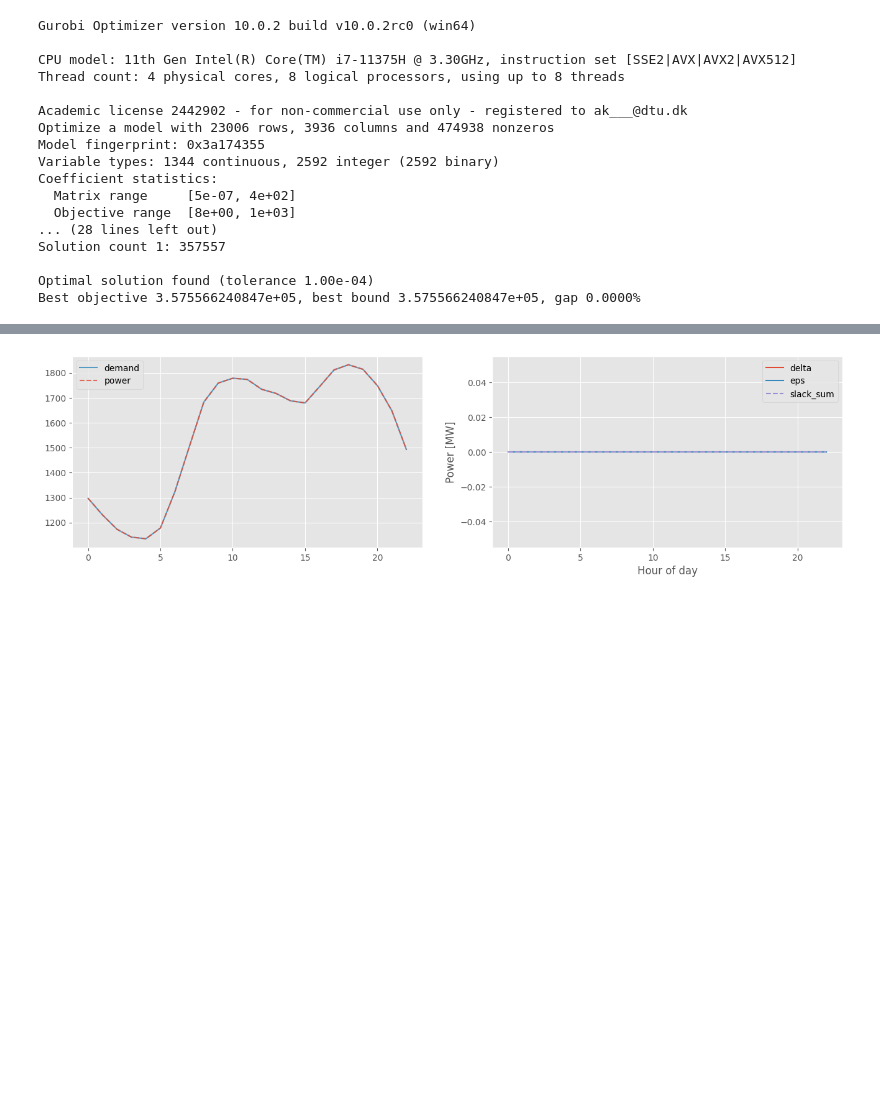
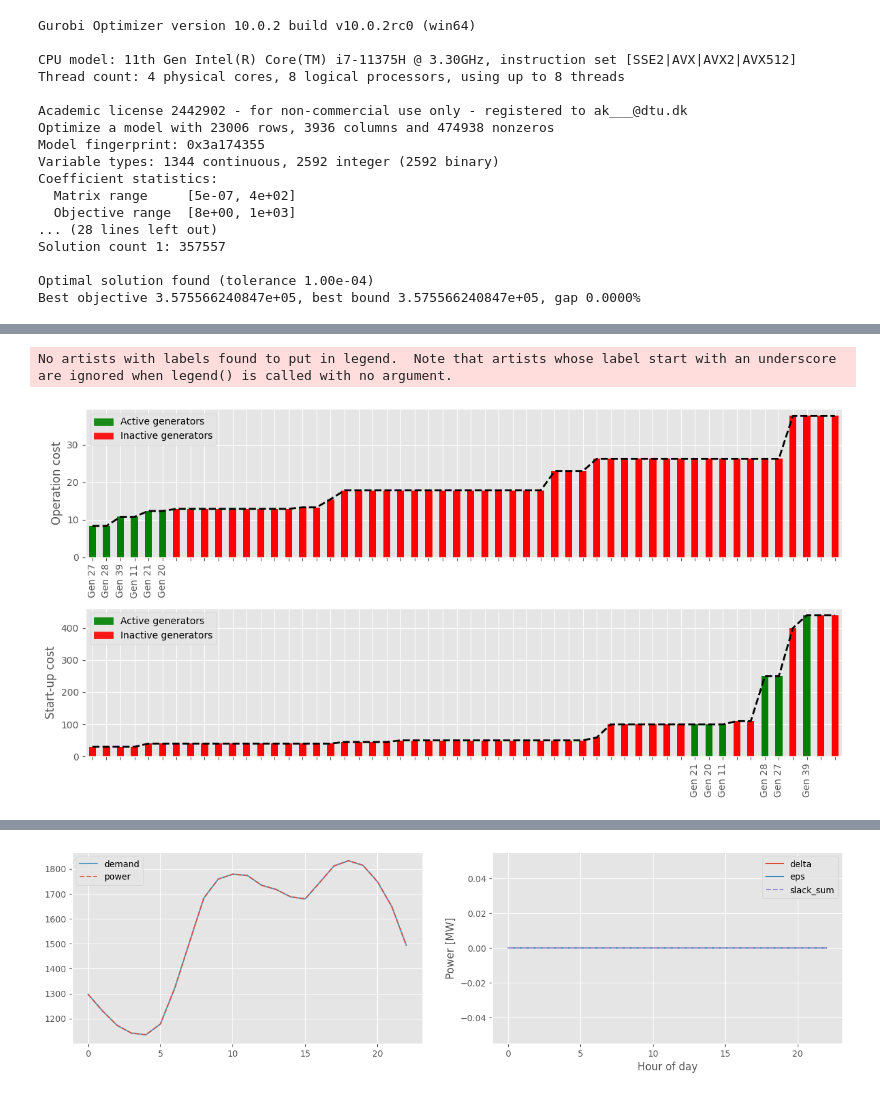
Before and after one commit to albertkjoller/ml-energy-systems, a Jupyter notebook: src/assignment3/notebooks/explainer_notebook_albert2.ipynb, the cells around one changed output, grey strips where cells are left out. Saved outputs shown, nothing was run; the diff lists cells and outputs as text; code cells hidden in the pictures; blank space fills up the shorter version.

```diff
--- a/src/assignment3/notebooks/explainer_notebook.ipynb
+++ b/src/assignment3/notebooks/explainer_notebook_albert2.ipynb
@@ -308,0 +322,40 @@ plt.show()
+# %%
+c_op_   = c_op.copy()
+c_st_   = c_st.copy()
+
+active_ = np.where(generators_turned_on == 1)[0]
+
+handles = [plt.Rectangle((0, 0), 1, 1, color='green', alpha=0.9),
+           plt.Rectangle((0, 0), 1, 1, color='red', alpha=0.9)]
+
+fig, axs = plt.subplots(2, 1, figsize=(12, 6), sharey='row', sharex=False)
+### PLOT OPERATION COST ###
+c_op_['Generator unit'] = power.index
+c_op_                   = c_op_.sort_values(by='cost_op', ascending=True)
+colors                  = ['green' if gen_ in generators_turned_on[active_].index else 'red' for gen_ in c_op_['Generator unit']]
+
+c_op_.plot(x='Generator unit', y='cost_op', kind='line', color='k', linewidth=2, ls='--', legend=False, ax=axs[0])
+c_op_.plot(x='Generator unit', y='cost_op', kind='bar', color=colors, legend=False, ax=axs[0])
+plt.legend(loc='upper right')
+axs[0].set_xticks(np.arange(len(c_op_)), c_op_['Generator unit'].apply(lambda x: x if x in generators_turned_on[active_] else '').values)
+axs[0].legend(handles, ['Active generators', 'Inactive generators'], loc='upper left')
+axs[0].set_ylabel('Operation cost')
+axs[0].set_xlabel('')
+
+### PLOT START-UP COST ###
+c_st_['Generator unit']  = power.index
+c_st_                    = c_st_.sort_values(by='cost_st', ascending=True)
+colors                  = ['green' if gen_ in generators_turned_on[active_].index else 'red' for gen_ in c_st_['Generator unit']]
+
+c_st_.plot(x='Generator unit', y='cost_st', kind='line', color='k', linewidth=2, ls='--', legend=False, ax=axs[1])
+c_st_.plot(x='Generator unit', y='cost_st', kind='bar', color=colors, legend=False, ax=axs[1])
+axs[1].set_xticks(np.arange(len(c_st_)), c_st_['Generator unit'].apply(lambda x: x if x in generators_turned_on[active_] else '').values)
+axs[1].legend(handles, ['Active generators', 'Inactive generators'], loc='upper left')
+axs[1].set_ylabel('Start-up cost')
+axs[1].set_xlabel('')
+
+plt.tight_layout()
+plt.show()
+# %% [output]
+No artists with labels found to put in legend.  Note that artists whose label start with an underscore are ignored when legend() is called with no argument.
+[figure, added]
```
Also changed, not shown: parts of 4 cells of this notebook, 2 other files.
